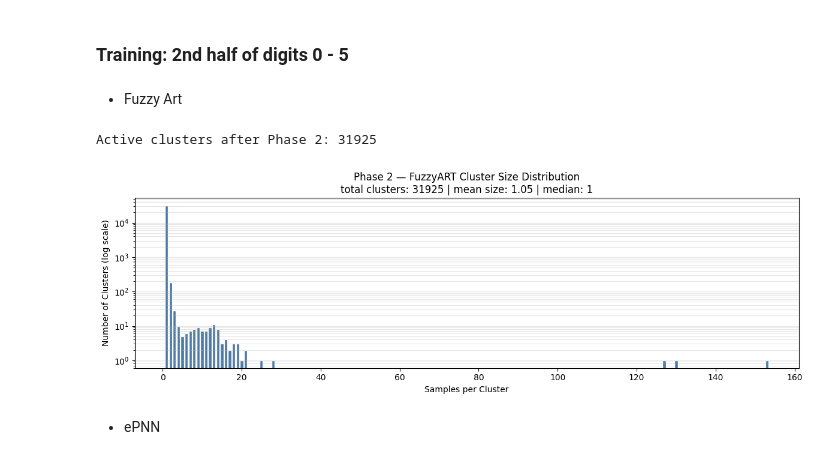
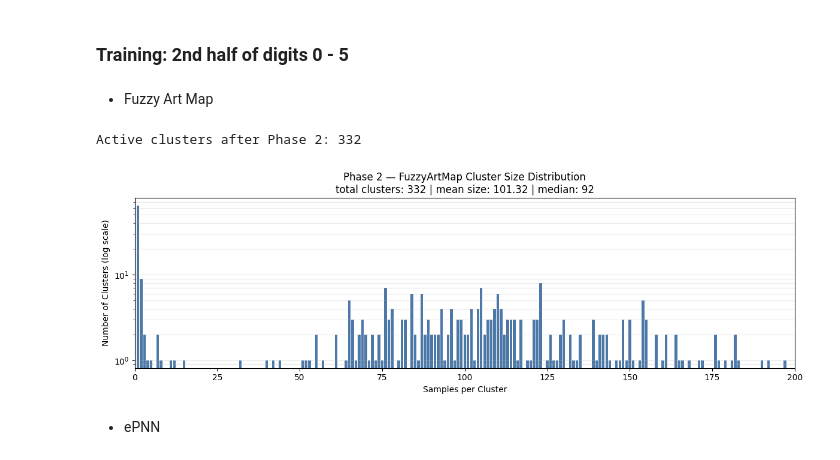
Before and after one commit to lsalatiel/art-epnn_neural-network-study, a Jupyter notebook: mnist_art.ipynb, the cells around one changed output. Drawn from its saved outputs; the diff is of its cells as text; code cells hidden in the pictures.

```diff
--- a/mnist_art.ipynb
+++ b/mnist_art.ipynb
@@ -577,20 +599,11 @@ from sklearn.metrics import accuracy_score, precision_score, recall_score, f1_sc
 import pandas as pd
 
 
-def build_cluster_label_map(assignments, y):
-    """Map each FuzzyART cluster ID to its majority class label."""
-    label_map = {}
-    for cid in np.unique(assignments[assignments >= 0]):
-        idx = np.where(assignments == cid)[0]
-        label_map[int(cid)] = Counter(y[idx]).most_common(1)[0][0]
-    return label_map
-
-
-def predict_fuzzyart(net, label_map, X):
+def predict_famap(net, X):
     preds = []
     for x in X:
-        cid = net.predict(x)
-        preds.append(label_map.get(cid, -999) if cid != -1 else -999)
+        p = net.predict(x)
+        preds.append(p if p != -1 else -999)
     return np.array(preds)
 
 
@@ -667,7 +680,7 @@ def print_comparison(model_preds, y_true, digit_labels, title="Comparison"):
     print(df2.to_string(index=False))
 
 
-def plot_fuzzyart_cluster_sizes(assignments, title="FuzzyART Cluster Size Distribution"):
+def plot_fuzzyart_cluster_sizes(assignments, title="FuzzyArtMap Cluster Size Distribution"):
     """Bar chart: x = samples per cluster, y = number of clusters (log scale)."""
     valid = assignments[assignments >= 0]
     _, counts = np.unique(valid, return_counts=True)
@@ -679,7 +692,7 @@ def plot_fuzzyart_cluster_sizes(assignments, title="FuzzyART Cluster Size Distri
     sizes, size_counts = sizes[mask], size_counts[mask]
 
     fig, ax = plt.subplots(figsize=(12, 4))
-    ax.bar(sizes, size_counts, color="#4C78A8", edgecolor="white", width=0.8)
+    ax.bar(sizes, size_counts, color="#4C78A8", width=0.8)
     ax.set_yscale("log")
     ax.set_xlabel("Samples per Cluster")
     ax.set_ylabel("Number of Clusters (log scale)")
@@ -688,6 +701,7 @@ def plot_fuzzyart_cluster_sizes(assignments, title="FuzzyART Cluster Size Distri
         f"total clusters: {len(counts)} | mean size: {np.mean(counts):.2f} | median: {int(np.median(counts))}"
     )
     ax.grid(True, axis="y", which="both", alpha=0.3)
+    ax.set_xlim(0, 200)
     plt.tight_layout()
     plt.show()
 # %% [markdown]
@@ -998,30 +997,23 @@ plot_clusters_with_mean(
 # %% [markdown]
 ### Training: 2nd half of digits 0 - 5
 # %% [markdown]
-- Fuzzy Art
+- Fuzzy Art Map
 # %%
-# ── Phase 2: FuzzyART — second half of digits 0–5 (incremental) ───────────
-assignments_half2 = np.full(len(X_train_half2), -1, dtype=np.int32)
-for i, x in enumerate(X_train_half2):
-    try:
-        assignments_half2[i] = net_fuzzyart.train(x)
-    except RuntimeError as e:
-        assignments_half2 = assignments_half2[:i]
-        print(f"Stopped at sample {i}: {e}")
-        break
+# ── Phase 2: FuzzyArtMap — second half of digits 0–5 (incremental) ────────
+assignments_half2 = np.full(len(X_famap_half2), -1, dtype=np.int32)
+for i in range(len(X_famap_half2)):
+    assignments_half2[i] = net_famap.fit(X_famap_half2[i], int(y_train_half2[i]))
 
-print(f"Active clusters after Phase 2: {net_fuzzyart.num_clusters}")
+print(f"Active clusters after Phase 2: {len(net_famap.prototypes)}")
 
-# Rebuild label map from all digits 0-5 training data
 all_assignments_05 = np.concatenate([assignments_half1, assignments_half2])
 all_y_train_05 = np.concatenate([y_train_half1, y_train_half2])
-fuzzyart_label_map = build_cluster_label_map(all_assignments_05, all_y_train_05)
 # %% [output]
-Active clusters after Phase 2: 31925
+Active clusters after Phase 2: 332
 # %%
-plot_fuzzyart_cluster_sizes(all_assignments_05, "Phase 2 — FuzzyART Cluster Size Distribution")
+plot_fuzzyart_cluster_sizes(all_assignments_05, "Phase 2 — FuzzyArtMap Cluster Size Distribution")
 # %% [output]
-[figure, old version]
+[figure, new version]
 # %% [markdown]
 - ePNN
 # %%
```
Also changed, not shown: parts of 25 cells of this notebook.
